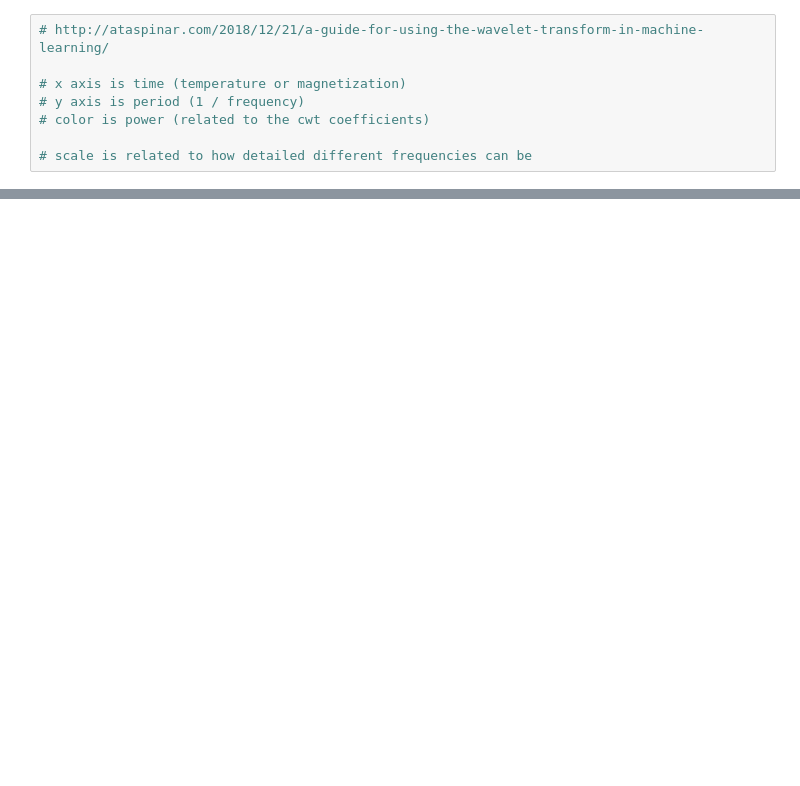
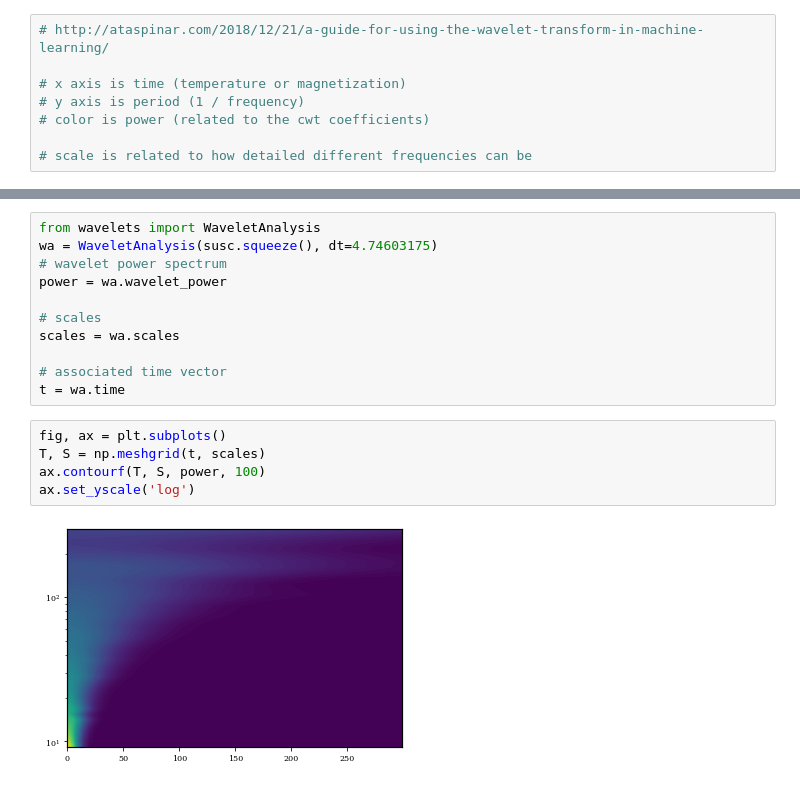
Before and after one commit to Orth-Research/ml_cr, a Jupyter notebook: CWTGenerator.ipynb, the cells around one changed output, grey strips where cells are left out. Cells and saved outputs as stored; diff of their text form; blank space fills up the shorter version.

```diff
--- a/CWTGenerator.ipynb
+++ b/CWTGenerator.ipynb
@@ -443,0 +459,18 @@ plt.show()
+# %%
+from wavelets import WaveletAnalysis
+wa = WaveletAnalysis(susc.squeeze(), dt=4.74603175)
+# wavelet power spectrum
+power = wa.wavelet_power
+
+# scales
+scales = wa.scales
+
+# associated time vector
+t = wa.time
+# %%
+fig, ax = plt.subplots()
+T, S = np.meshgrid(t, scales)
+ax.contourf(T, S, power, 100)
+ax.set_yscale('log')
+# %% [output]
+[figure, added]
```
Also changed, not shown: parts of 3 cells of this notebook, 23 other files.
